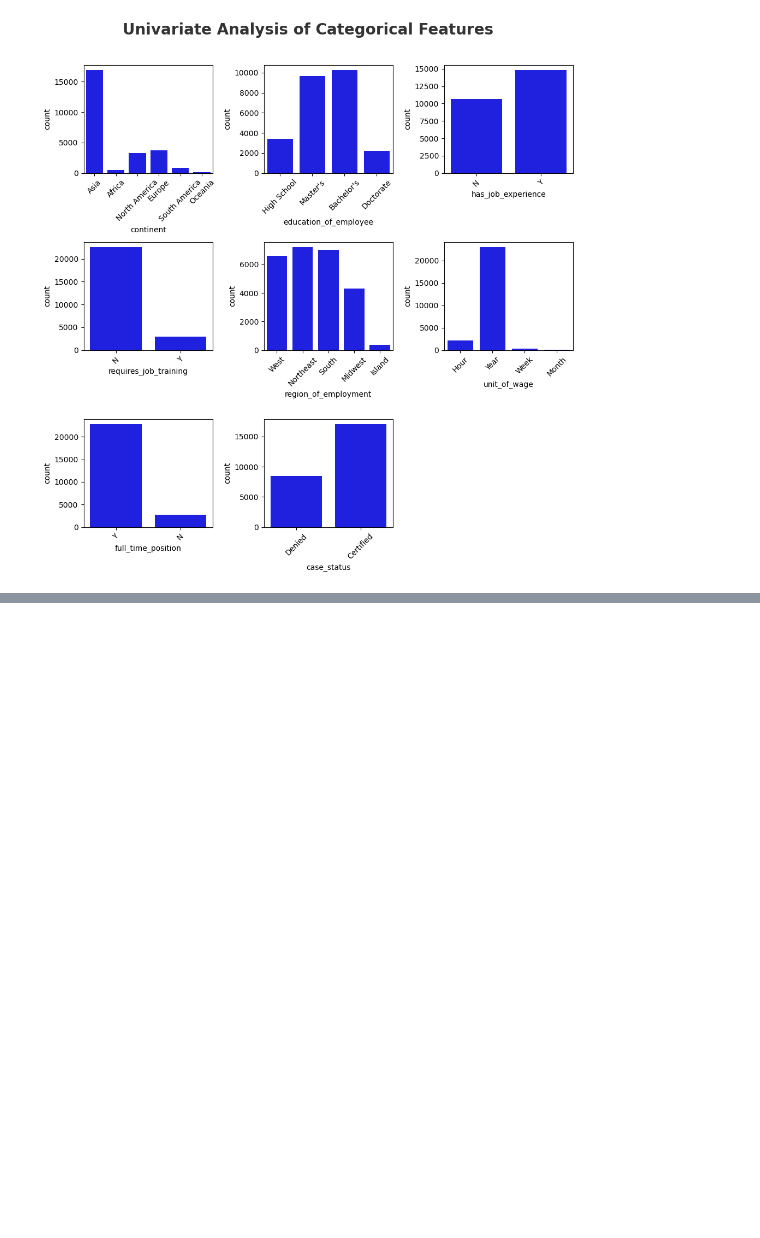
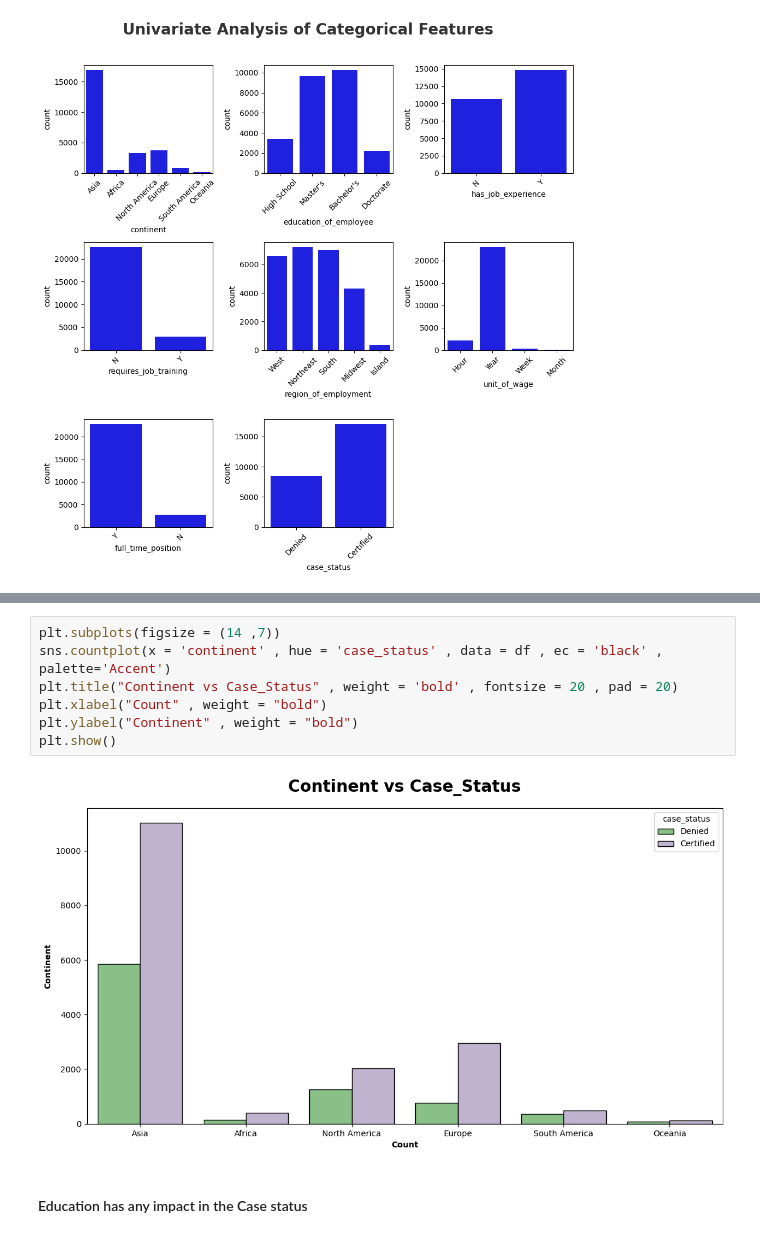
Before and after one commit to Ananddd06/US_Visa_Prediction_ML, a Jupyter notebook: notebook/EDA_Visa_US.ipynb, the cells around one changed output, grey strips where cells are left out. Saved outputs shown, nothing was run; the diff lists cells and outputs as text; blank space fills up the shorter version.

```diff
--- a/notebook/EDA_Visa_US.ipynb
+++ b/notebook/EDA_Visa_US.ipynb
@@ -179,0 +244,11 @@ plt.show()
+# %%
+plt.subplots(figsize = (14 ,7))
+sns.countplot(x = 'continent' , hue = 'case_status' , data = df , ec = 'black' , palette='Accent')
+plt.title("Continent vs Case_Status" , weight = 'bold' , fontsize = 20 , pad = 20)
+plt.xlabel("Count" , weight = "bold")
+plt.ylabel("Continent" , weight = "bold")
+plt.show()
+# %% [output]
+[figure, added]
+# %% [markdown]
+#### Education has any impact in the Case status
```
Also changed, not shown: parts of 40 cells of this notebook.
